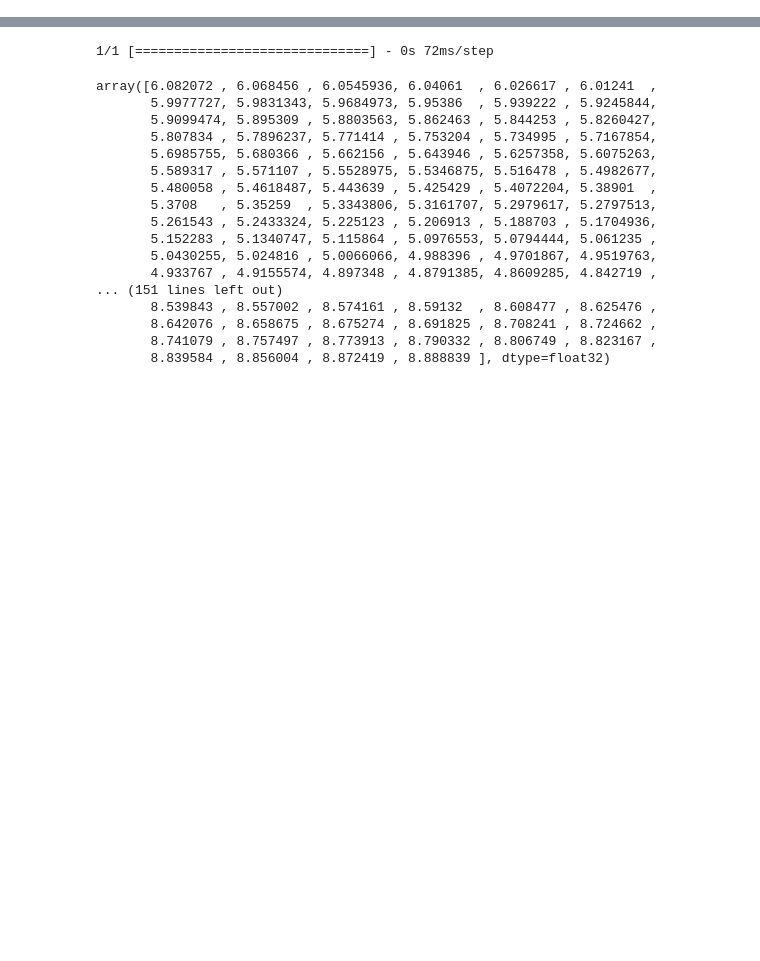
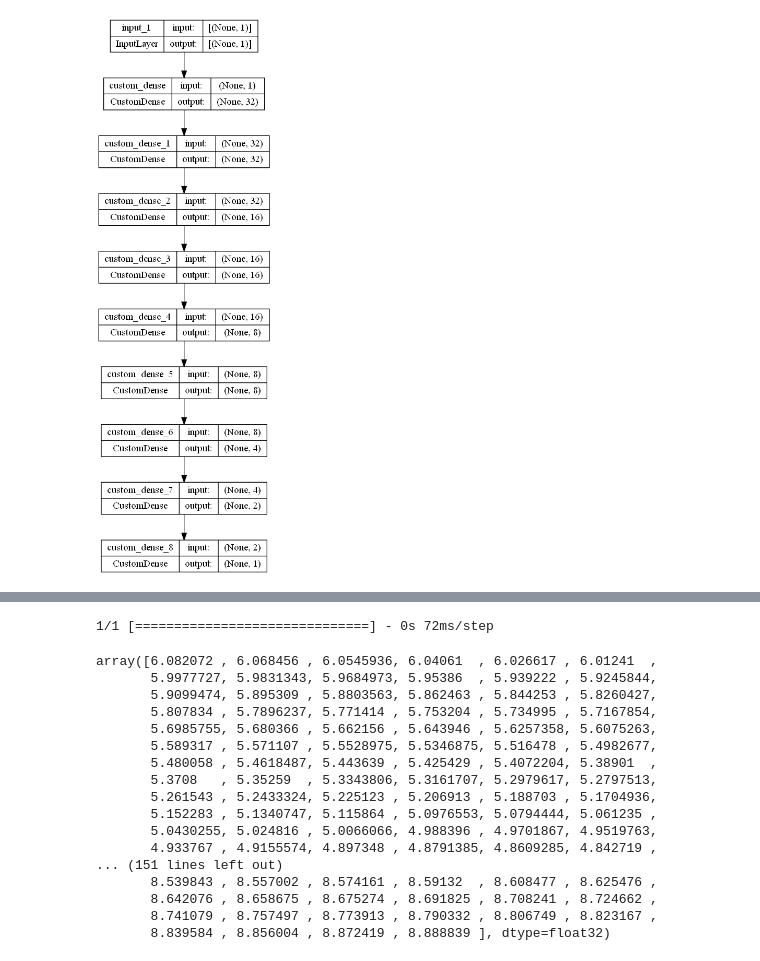
Before and after one commit to ArtemKamantsev/ds_stack_demo, a Jupyter notebook: tensorflow_/keras_/Custom_dense.ipynb, the cells around one changed output, grey strips where cells are left out. Saved outputs shown, nothing was run; the diff lists cells and outputs as text; code cells hidden in the pictures; blank space fills up the shorter version.

Commit message:
feat: add image to custom model

```diff
--- a/tensorflow_/keras_/Custom_dense.ipynb
+++ b/tensorflow_/keras_/Custom_dense.ipynb
@@ -72,6 +72,10 @@ Total params: 2,177
 Trainable params: 2,177
 Non-trainable params: 0
 _________________________________________________________________
+# %%
+tf.keras.utils.plot_model(model, '../../output/my_first_model_with_shape_info.png', show_shapes=True)
+# %% [output]
+[figure, added]
 # %%
 model.compile(
         optimizer=tf.keras.optimizers.SGD(learning_rate=0.01),
```
Also changed, not shown: parts of 3 cells of this notebook.
